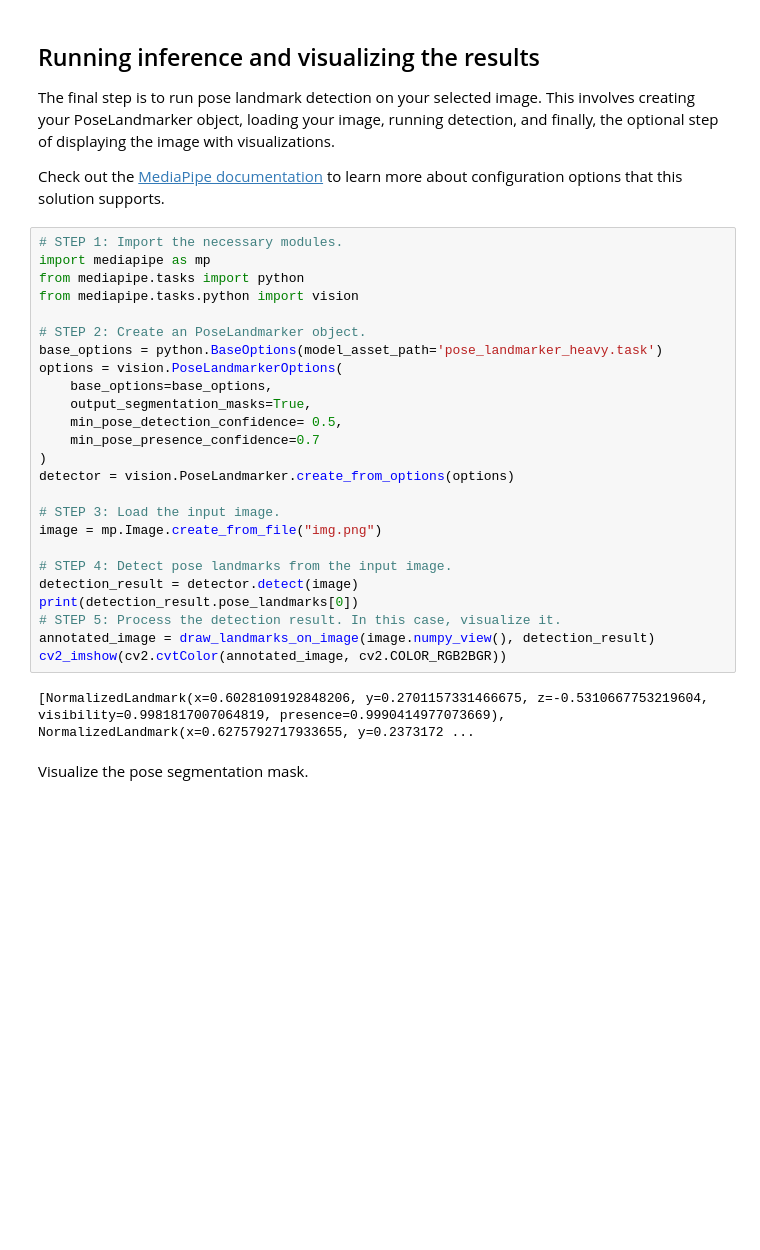
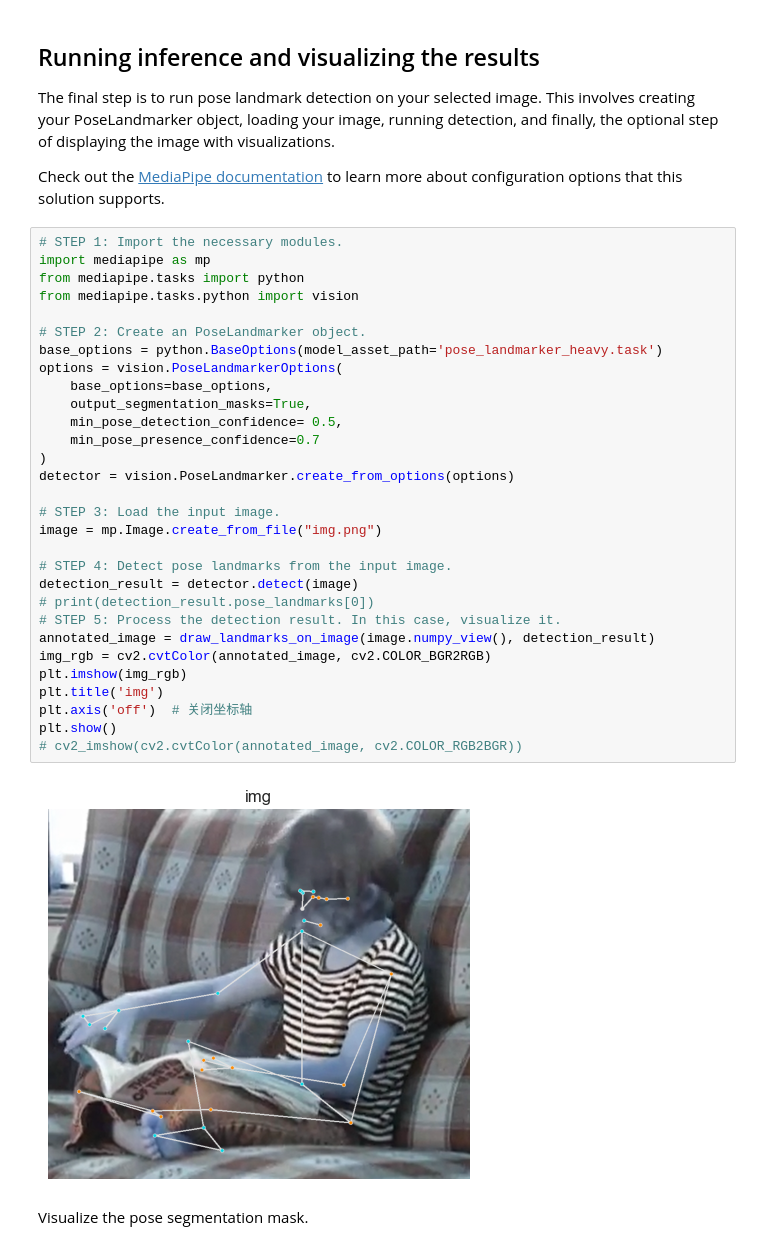
Before and after one commit to kleeboom0v0/WOA7015_ASDClassifier, a Jupyter notebook: Demo_Pose_Landmarker.ipynb, the cells around one changed output. Drawn from its saved outputs; the diff is of its cells as text; blank space fills up the shorter version.

```diff
--- a/Demo_Pose_Landmarker.ipynb
+++ b/Demo_Pose_Landmarker.ipynb
@@ -98,30 +107,35 @@ Check out the [MediaPipe documentation](https://developers.google.com/mediapipe/
 # %%
 # STEP 1: Import the necessary modules.
 import mediapipe as mp
 from mediapipe.tasks import python
 from mediapipe.tasks.python import vision
 
 # STEP 2: Create an PoseLandmarker object.
 base_options = python.BaseOptions(model_asset_path='pose_landmarker_heavy.task')
 options = vision.PoseLandmarkerOptions(
     base_options=base_options,
     output_segmentation_masks=True,
     min_pose_detection_confidence= 0.5,
     min_pose_presence_confidence=0.7
 )
 detector = vision.PoseLandmarker.create_from_options(options)
 
 # STEP 3: Load the input image.
 image = mp.Image.create_from_file("img.png")
 
 # STEP 4: Detect pose landmarks from the input image.
 detection_result = detector.detect(image)
-print(detection_result.pose_landmarks[0])
+# print(detection_result.pose_landmarks[0])
 # STEP 5: Process the detection result. In this case, visualize it.
 annotated_image = draw_landmarks_on_image(image.numpy_view(), detection_result)
-cv2_imshow(cv2.cvtColor(annotated_image, cv2.COLOR_RGB2BGR))
+img_rgb = cv2.cvtColor(annotated_image, cv2.COLOR_BGR2RGB)
+plt.imshow(img_rgb)
+plt.title('img')
+plt.axis('off')  # 关闭坐标轴
+plt.show()
+# cv2_imshow(cv2.cvtColor(annotated_image, cv2.COLOR_RGB2BGR))
 # %% [output]
-[NormalizedLandmark(x=0.6028109192848206, y=0.2701157331466675, z=-0.5310667753219604, visibility=0.9981817007064819, presence=0.9990414977073669), NormalizedLandmark(x=0.6275792717933655, y=0.2373172 ...
+[figure, added]
 # %% [markdown]
 Visualize the pose segmentation mask.
 # %%
```
Also changed, not shown: parts of 3 cells of this notebook.
